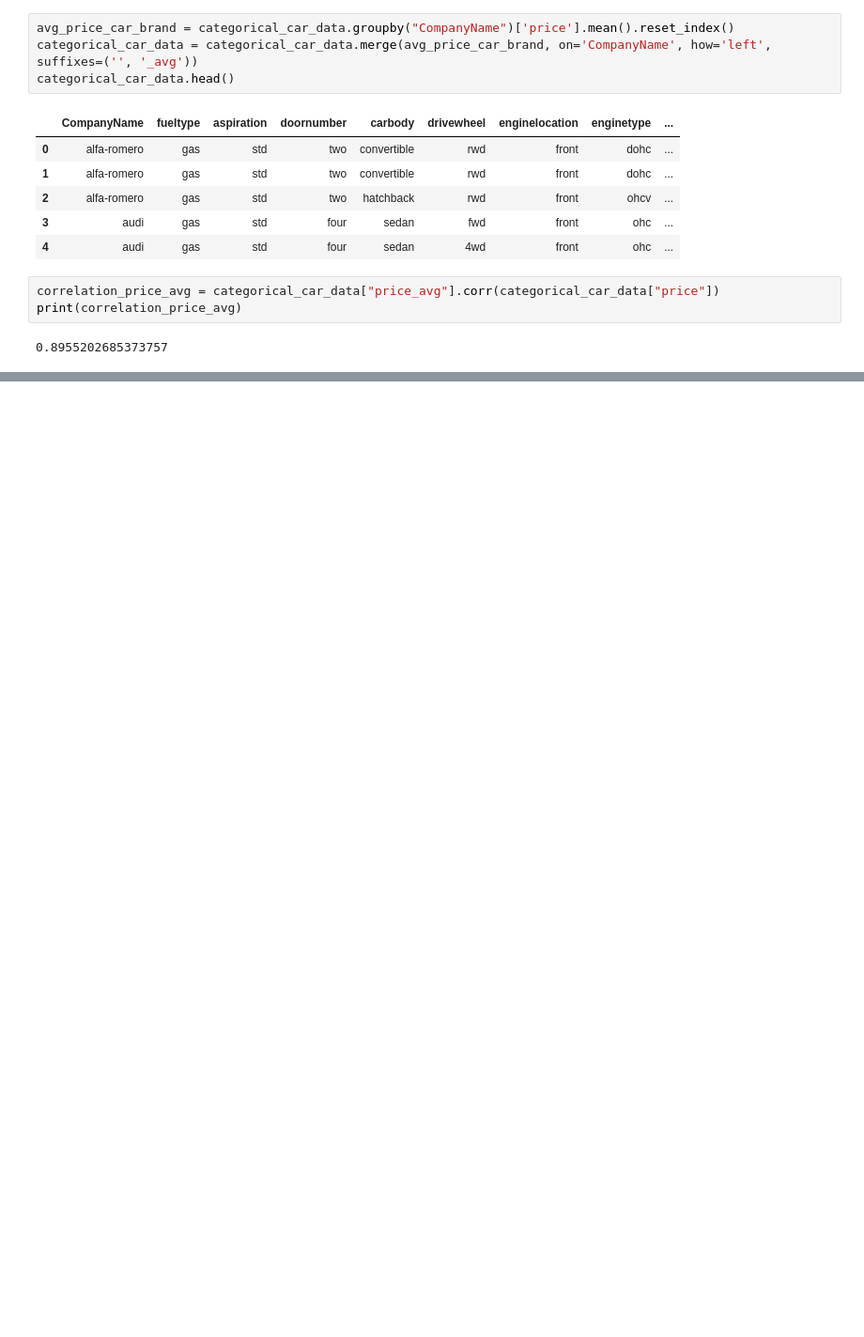
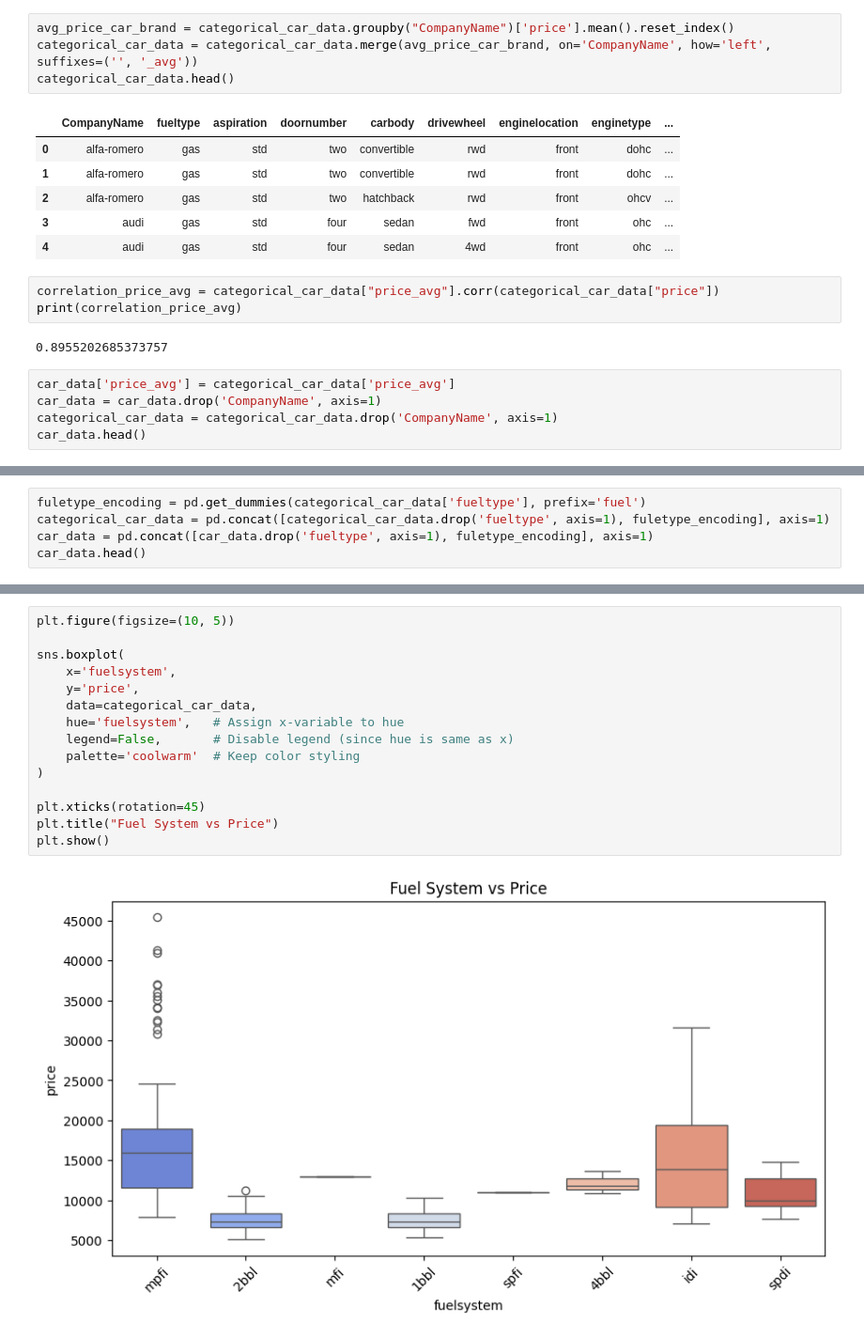
Before and after one commit to piyaskheyal/car-price-prediction-model, a Jupyter notebook: carPricePredictorModel.ipynb, the cells around one changed output, grey strips where cells are left out. Shown at 94% size. Cells and saved outputs as stored; diff of their text form; blank space fills up the shorter version.

```diff
--- a/carPricePredictorModel.ipynb
+++ b/carPricePredictorModel.ipynb
@@ -340,3 +340,8 @@ correlation_price_avg = categorical_car_data["price_avg"].corr(categorical_car_d
 print(correlation_price_avg)
 # %% [output]
 0.8955202685373757
+# %%
+car_data['price_avg'] = categorical_car_data['price_avg']
+car_data = car_data.drop('CompanyName', axis=1)
+categorical_car_data = categorical_car_data.drop('CompanyName', axis=1)
+car_data.head()
@@ -342,0 +367,5 @@ print(correlation_price_avg)
+# %%
+fuletype_encoding = pd.get_dummies(categorical_car_data['fueltype'], prefix='fuel')
+categorical_car_data = pd.concat([categorical_car_data.drop('fueltype', axis=1), fuletype_encoding], axis=1)
+car_data = pd.concat([car_data.drop('fueltype', axis=1), fuletype_encoding], axis=1)
+car_data.head()
@@ -342,0 +395,17 @@ print(correlation_price_avg)
+# %%
+plt.figure(figsize=(10, 5))
+
+sns.boxplot(
+    x='fuelsystem',
+    y='price',
+    data=categorical_car_data,
+    hue='fuelsystem',   # Assign x-variable to hue
+    legend=False,       # Disable legend (since hue is same as x)
+    palette='coolwarm'  # Keep color styling
+)
+
+plt.xticks(rotation=45)
+plt.title("Fuel System vs Price")
+plt.show()
+# %% [output]
+[figure, added]
```
Also changed, not shown: parts of 34 cells of this notebook.
